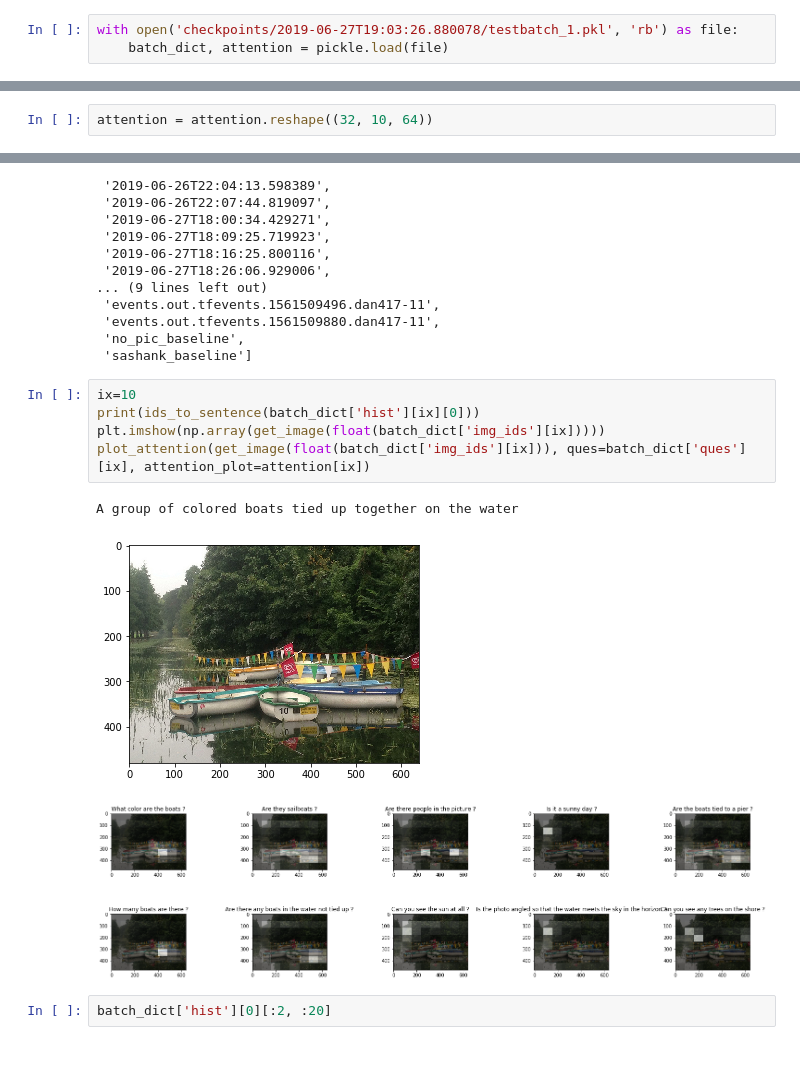
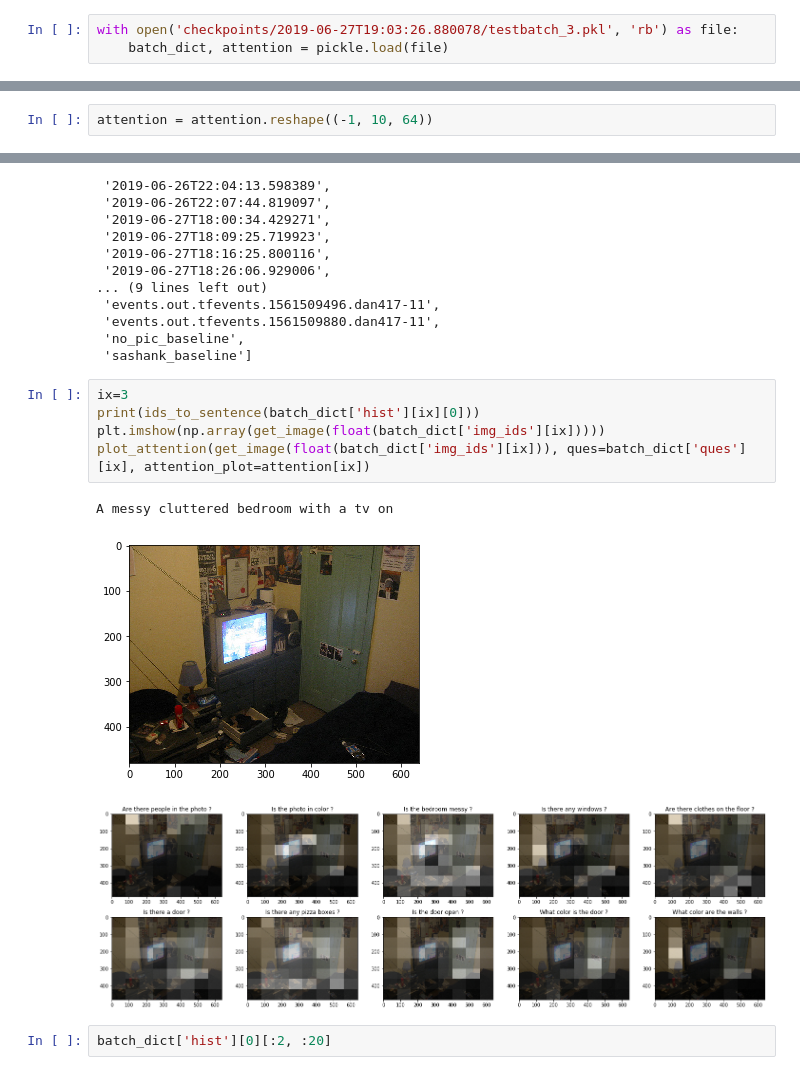
Before and after one commit to sashank06/visdialciss, a Jupyter notebook: visdial-challenge-starter-pytorch/check-attention-weights.ipynb, the cells around one changed output, grey strips where cells are left out. Cells and saved outputs as stored; diff of their text form.

```diff
--- a/visdial-challenge-starter-pytorch/check-attention-weights.ipynb
+++ b/visdial-challenge-starter-pytorch/check-attention-weights.ipynb
@@ -30,5 +29,5 @@ import code
 # %%
-with open('checkpoints/2019-06-27T19:03:26.880078/testbatch_1.pkl', 'rb') as file:
+with open('checkpoints/2019-06-27T19:03:26.880078/testbatch_3.pkl', 'rb') as file:
     batch_dict, attention = pickle.load(file)
 # %%
 # =============================================================================
@@ -74,5 +73,5 @@ attention.shape
 # %%
-attention = attention.reshape((32, 10, 64))
+attention = attention.reshape((-1, 10, 64))
 # %%
 attention.shape, batch_dict['ques'].shape
 # %% [output]
@@ -201,14 +200,14 @@ os.listdir('checkpoints/')
  'no_pic_baseline',
  'sashank_baseline']
 # %%
-ix=10
+ix=3
 print(ids_to_sentence(batch_dict['hist'][ix][0]))
 plt.imshow(np.array(get_image(float(batch_dict['img_ids'][ix]))))
 plot_attention(get_image(float(batch_dict['img_ids'][ix])), ques=batch_dict['ques'][ix], attention_plot=attention[ix])
 # %% [output]
-A group of colored boats tied up together on the water
+A messy cluttered bedroom with a tv on
-[figure, old version]
+[figure, new version]
-[figure, old version]
+[figure, new version]
 # %%
 batch_dict['hist'][0][:2, :20]
 # %% [output]
```
Also changed, not shown: parts of 99 cells of this notebook, 1 other file.
